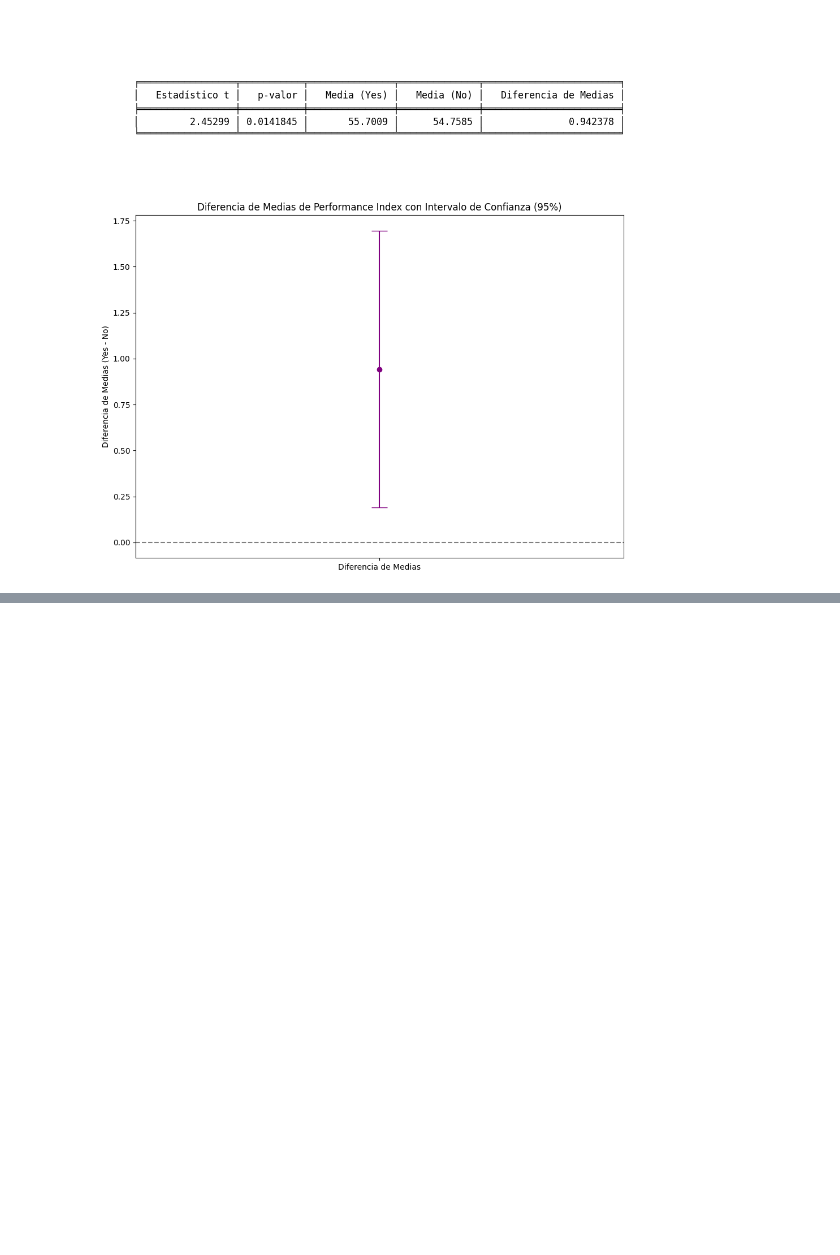
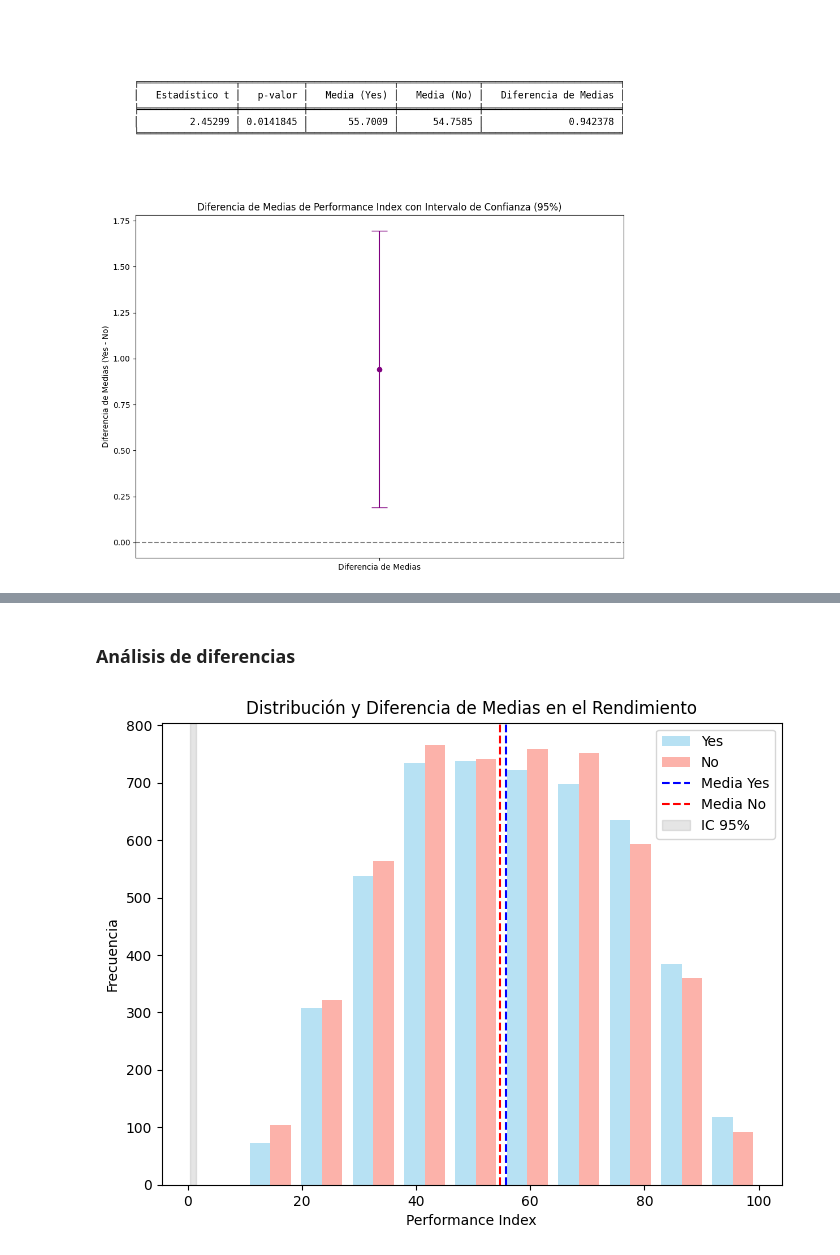
Before and after one commit to ingjfnf/PROJECT_GRUPO_28, a Jupyter notebook: ANALISIS_EXPLOTARIO/EDA.ipynb, the cells around one changed output, grey strips where cells are left out. Cells and saved outputs as stored; diff of their text form; code cells hidden in the pictures; blank space fills up the shorter version.

Commit message:
Add files via upload
Analisis diferencias y atipicos

```diff
--- a/ANALISIS_EXPLOTARIO/EDA.ipynb
+++ b/ANALISIS_EXPLOTARIO/EDA.ipynb
@@ -243,0 +265,20 @@ plt.show()
+# %% [markdown]
+### **Análisis de diferencias**
+# %%
+group_yes = df[df['Extracurricular Activities'] == 'Yes']['Performance Index'] #creamos los grupos para poder interpretar las diferencias
+group_no = df[df['Extracurricular Activities'] == 'No']['Performance Index']
+mean_diff = group_yes.mean() - group_no.mean() #identificamos el promedio
+ci = stats.t.interval(0.95, len(group_yes)-1, loc=mean_diff, scale=stats.sem(group_yes - group_no.mean()))
+
+plt.figure(figsize=(8, 6))
+plt.hist([group_yes, group_no], label=['Yes', 'No'], color=["skyblue", "salmon"], alpha=0.6, bins=10)
+plt.axvline(group_yes.mean(), color="blue", linestyle="--", label="Media Yes")
+plt.axvline(group_no.mean(), color="red", linestyle="--", label="Media No")
+plt.axvspan(ci[0], ci[1], color="gray", alpha=0.2, label="IC 95%")
+plt.title("Distribución y Diferencia de Medias en el Rendimiento")
+plt.xlabel("Performance Index")
+plt.ylabel("Frecuencia")
+plt.legend()
+plt.show()
+# %% [output]
+[figure, added]
```
Also changed, not shown: parts of 21 cells of this notebook.
